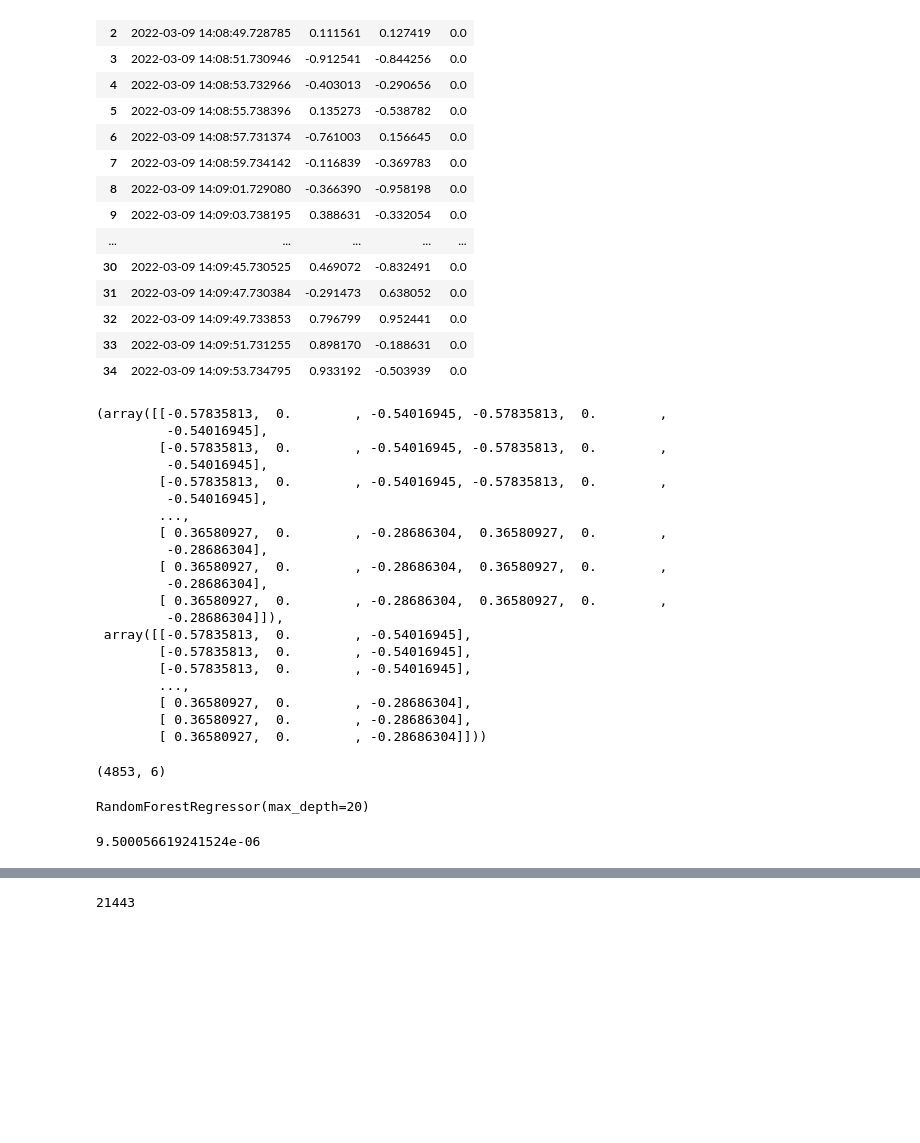
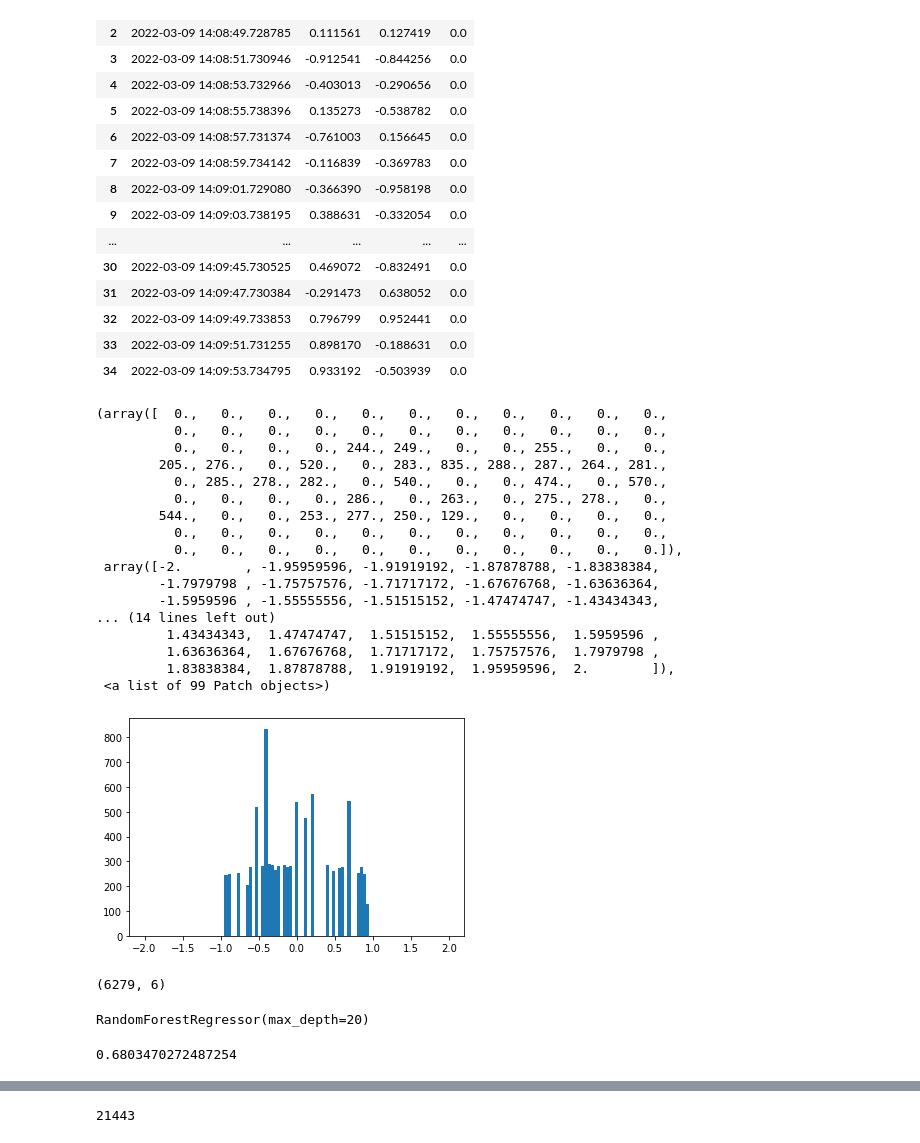
Before and after one commit to ziiiliu/ros2_multi_agent_passage, a Jupyter notebook: model/Velocity Learner.ipynb, the cells around one changed output, grey strips where cells are left out. Saved outputs shown, nothing was run; the diff lists cells and outputs as text; code cells hidden in the pictures; blank space fills up the shorter version.

```diff
--- a/model/Velocity Learner.ipynb
+++ b/model/Velocity Learner.ipynb
@@ -39,12 +39,21 @@ import pandas as pd
 import numpy as np
 from datetime import datetime
 
-def read_csv(cur_state_file, ref_state_file):
-    pass
-
 cur_state_file = "../data/states/current_state.csv"
 ref_state_file = "../data/states/reference_state.csv"
-cur_states = pd.read_csv(cur_state_file)
-cur_states['timestamp'] = cur_states['time'].apply(lambda t: datetime.strptime(t[:-3], "%Y/%m/%d %H:%M:%S.%f"))
-cur_states['ref_state'] = np.nan
-cur_states[["timestamp", "state_vector", "ref_state"]]
+
+def read_csv(cur_state_file, ref_state_file):
+
+    cur_states = pd.read_csv(cur_state_file)
+    cur_states['timestamp'] = cur_states['time'].apply(lambda t: datetime.strptime(t[:-3], "%Y/%m/%d %H:%M:%S.%f"))
+    cur_states['ref_state'] = np.nan
+    cur_states = cur_states.sort_values(by='timestamp')
+    cur_states.reset_index(drop=True, inplace=True)
+    cur_states['state_vector'] = cur_states['state_vector'].apply(lambda s: eval(s)[3:5] + [eval(s)[8]])
+
+    ref_states = pd.read_csv(ref_state_file)
+    ref_states['timestamp'] = ref_states['time'].apply(lambda t: datetime.strptime(t[:-3], "%Y/%m/%d %H:%M:%S.%f"))
+
+    return cur_states, ref_states
+
+cur_states, ref_states = read_csv(cur_state_file, ref_state_file)
@@ -141,35 +116,32 @@ ref_states[["timestamp", "vn", "ve", "yaw"]]
 | 33 | 2022-03-09 14:09:51.731255 | 0.898170 | -0.188631 | 0.0 |
 | 34 | 2022-03-09 14:09:53.734795 | 0.933192 | -0.503939 | 0.0 |
 # %%
-for
+X = np.asarray(list(zip(cur_states['ref_state'].tolist(), cur_states['state_vector'].tolist())))[:-1]
+X = X.reshape(len(X), 6)
+y = np.asarray(cur_states['state_vector'].tolist())[1:]
 # %%
-# X = (desired velocity, current velocity)
-X = np.array(list(zip(velocities[1:], velocities[:-1]))).reshape((-1,6))
+import matplotlib.pyplot as plt
 
-# y = (real velocity)
-y = np.array(velocities[1:])
-X,y
+plt.hist(X[:, 0], bins=np.linspace(-2, 2, 100))
 # %% [output]
-(array([[-0.57835813,  0.        , -0.54016945, -0.57835813,  0.        ,
-         -0.54016945],
-        [-0.57835813,  0.        , -0.54016945, -0.57835813,  0.        ,
-         -0.54016945],
-        [-0.57835813,  0.        , -0.54016945, -0.57835813,  0.        ,
-         -0.54016945],
-        ...,
-        [ 0.36580927,  0.        , -0.28686304,  0.36580927,  0.        ,
-         -0.28686304],
-        [ 0.36580927,  0.        , -0.28686304,  0.36580927,  0.        ,
-         -0.28686304],
-        [ 0.36580927,  0.        , -0.28686304,  0.36580927,  0.        ,
-         -0.28686304]]),
- array([[-0.57835813,  0.        , -0.54016945],
-        [-0.57835813,  0.        , -0.54016945],
-        [-0.57835813,  0.        , -0.54016945],
-        ...,
-        [ 0.36580927,  0.        , -0.28686304],
-        [ 0.36580927,  0.        , -0.28686304],
-        [ 0.36580927,  0.        , -0.28686304]]))
+(array([  0.,   0.,   0.,   0.,   0.,   0.,   0.,   0.,   0.,   0.,   0.,
+          0.,   0.,   0.,   0.,   0.,   0.,   0.,   0.,   0.,   0.,   0.,
+          0.,   0.,   0.,   0., 244., 249.,   0.,   0., 255.,   0.,   0.,
+        205., 276.,   0., 520.,   0., 283., 835., 288., 287., 264., 281.,
+          0., 285., 278., 282.,   0., 540.,   0.,   0., 474.,   0., 570.,
+          0.,   0.,   0.,   0., 286.,   0., 263.,   0., 275., 278.,   0.,
+        544.,   0.,   0., 253., 277., 250., 129.,   0.,   0.,   0.,   0.,
+          0.,   0.,   0.,   0.,   0.,   0.,   0.,   0.,   0.,   0.,   0.,
+          0.,   0.,   0.,   0.,   0.,   0.,   0.,   0.,   0.,   0.,   0.]),
+ array([-2.        , -1.95959596, -1.91919192, -1.87878788, -1.83838384,
+        -1.7979798 , -1.75757576, -1.71717172, -1.67676768, -1.63636364,
+        -1.5959596 , -1.55555556, -1.51515152, -1.47474747, -1.43434343,
+... (14 lines left out)
+         1.43434343,  1.47474747,  1.51515152,  1.55555556,  1.5959596 ,
+         1.63636364,  1.67676768,  1.71717172,  1.75757576,  1.7979798 ,
+         1.83838384,  1.87878788,  1.91919192,  1.95959596,  2.        ]),
+ <a list of 99 Patch objects>)
+[figure, added]
 # %%
 def train_val_test_split(X, y, train_ratio=0.7, val_ratio=0.2, test_ratio=0.1, random_seed=54):
     size = len(X)
@@ -191,7 +163,7 @@ X_train_, X_val_, X_test_, y_train_, y_val_, y_test_ = train_val_test_split(X, y
 # %%
 X_train_.shape
 # %% [output]
-(4853, 6)
+(6279, 6)
 # %%
 from sklearn.ensemble import RandomForestRegressor
 rf_regressor = RandomForestRegressor(n_estimators=100,max_depth=20)
@@ -205,7 +177,7 @@ rf_predictions = rf_regressor.predict(X_val_)
 
 mean_squared_error(rf_predictions, y_val_)
 # %% [output]
-9.500056619241524e-06
+0.6803470272487254
 # %%
 list(zip(y_val_, rf_predictions.tolist()))
 # %% [output]
```
Also changed, not shown: parts of 7 cells of this notebook, 1 other file.
